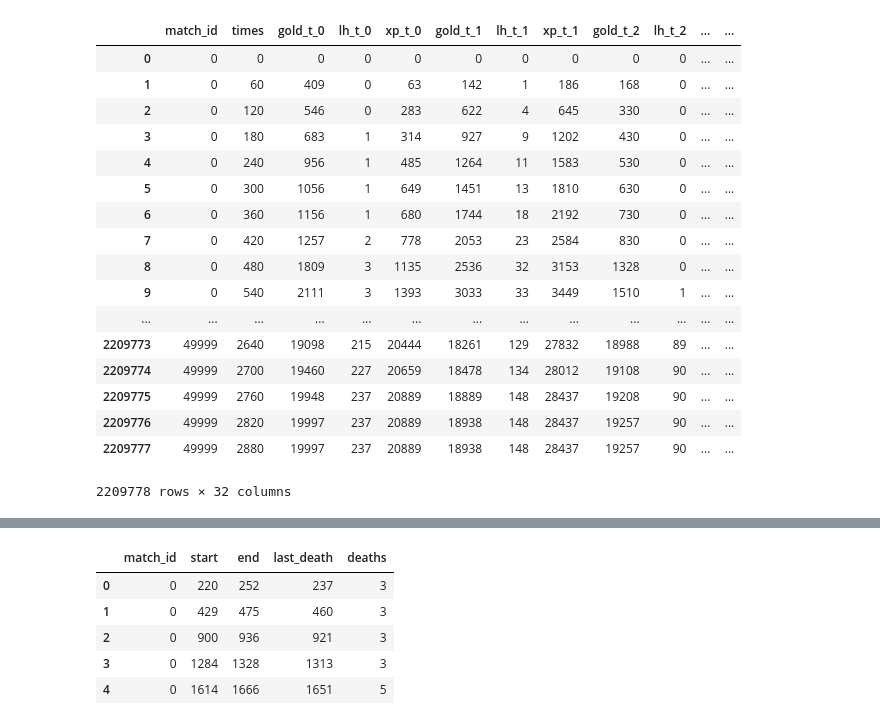
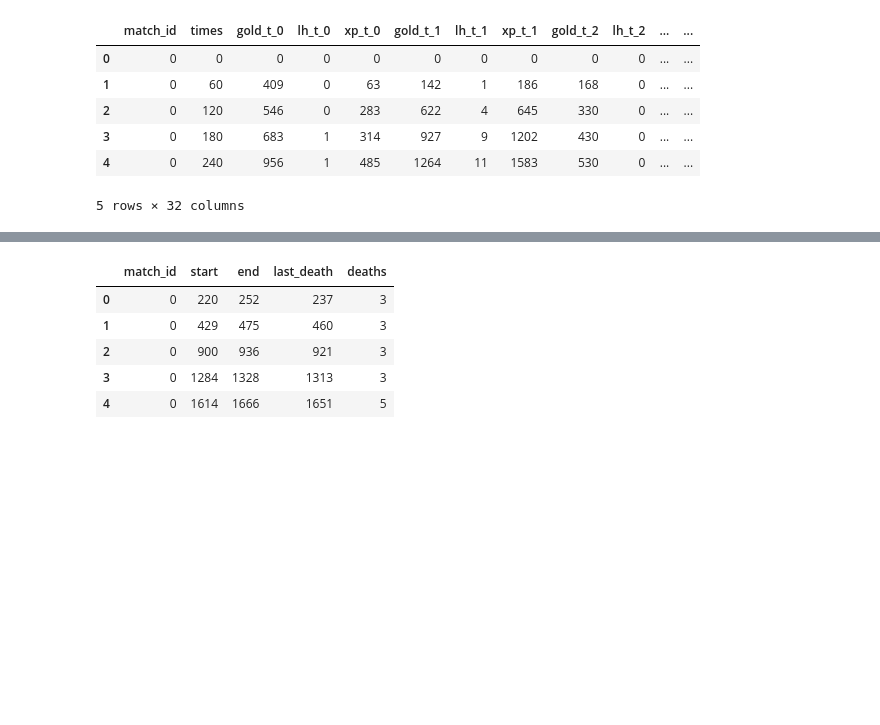
Before and after one commit to itsDZhang/Dota2__Data-Mining, a Jupyter notebook: fight_outcome.ipynb, the cells around one changed output, grey strips where cells are left out. Drawn from its saved outputs; the diff is of its cells as text; code cells hidden in the pictures; blank space fills up the shorter version.

```diff
--- a/fight_outcome.ipynb
+++ b/fight_outcome.ipynb
@@ -5,24 +5,13 @@ import math
 player_time = pd.read_csv('player_time.csv')
 player_ratings = pd.read_csv('player_ratings.csv')
 # %%
-player_time
+player_time.head()
 # %% [output]
 |  | match_id | times | gold_t_0 | lh_t_0 | xp_t_0 | gold_t_1 | lh_t_1 | xp_t_1 | gold_t_2 | lh_t_2 | ... | ... |
 | 0 | 0 | 0 | 0 | 0 | 0 | 0 | 0 | 0 | 0 | 0 | ... | ... |
 | 1 | 0 | 60 | 409 | 0 | 63 | 142 | 1 | 186 | 168 | 0 | ... | ... |
 | 2 | 0 | 120 | 546 | 0 | 283 | 622 | 4 | 645 | 330 | 0 | ... | ... |
 | 3 | 0 | 180 | 683 | 1 | 314 | 927 | 9 | 1202 | 430 | 0 | ... | ... |
 | 4 | 0 | 240 | 956 | 1 | 485 | 1264 | 11 | 1583 | 530 | 0 | ... | ... |
-| 5 | 0 | 300 | 1056 | 1 | 649 | 1451 | 13 | 1810 | 630 | 0 | ... | ... |
-| 6 | 0 | 360 | 1156 | 1 | 680 | 1744 | 18 | 2192 | 730 | 0 | ... | ... |
-| 7 | 0 | 420 | 1257 | 2 | 778 | 2053 | 23 | 2584 | 830 | 0 | ... | ... |
-| 8 | 0 | 480 | 1809 | 3 | 1135 | 2536 | 32 | 3153 | 1328 | 0 | ... | ... |
-| 9 | 0 | 540 | 2111 | 3 | 1393 | 3033 | 33 | 3449 | 1510 | 1 | ... | ... |
-| ... | ... | ... | ... | ... | ... | ... | ... | ... | ... | ... | ... | ... |
-| 2209773 | 49999 | 2640 | 19098 | 215 | 20444 | 18261 | 129 | 27832 | 18988 | 89 | ... | ... |
-| 2209774 | 49999 | 2700 | 19460 | 227 | 20659 | 18478 | 134 | 28012 | 19108 | 90 | ... | ... |
-| 2209775 | 49999 | 2760 | 19948 | 237 | 20889 | 18889 | 148 | 28437 | 19208 | 90 | ... | ... |
-| 2209776 | 49999 | 2820 | 19997 | 237 | 20889 | 18938 | 148 | 28437 | 19257 | 90 | ... | ... |
-| 2209777 | 49999 | 2880 | 19997 | 237 | 20889 | 18938 | 148 | 28437 | 19257 | 90 | ... | ... |
-2209778 rows × 32 columns
+5 rows × 32 columns
 # %%
```
Also changed, not shown: parts of 12 cells of this notebook.
